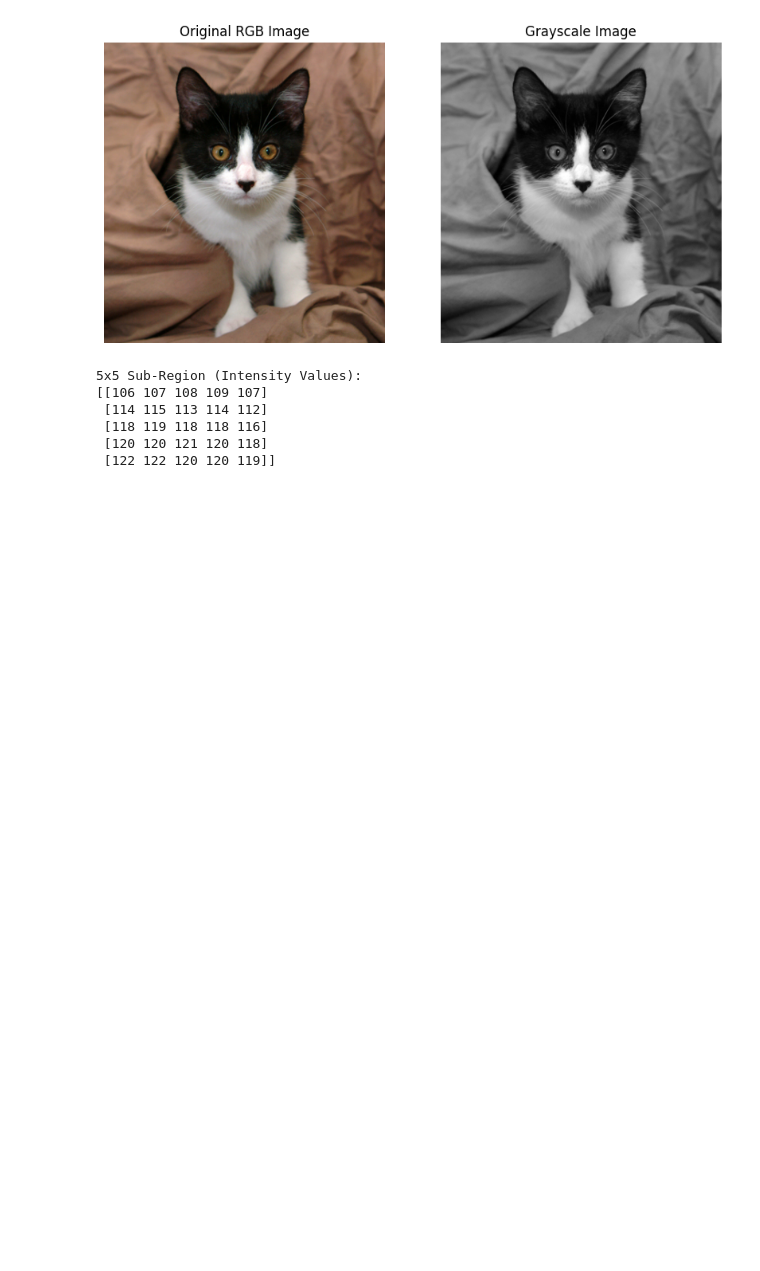
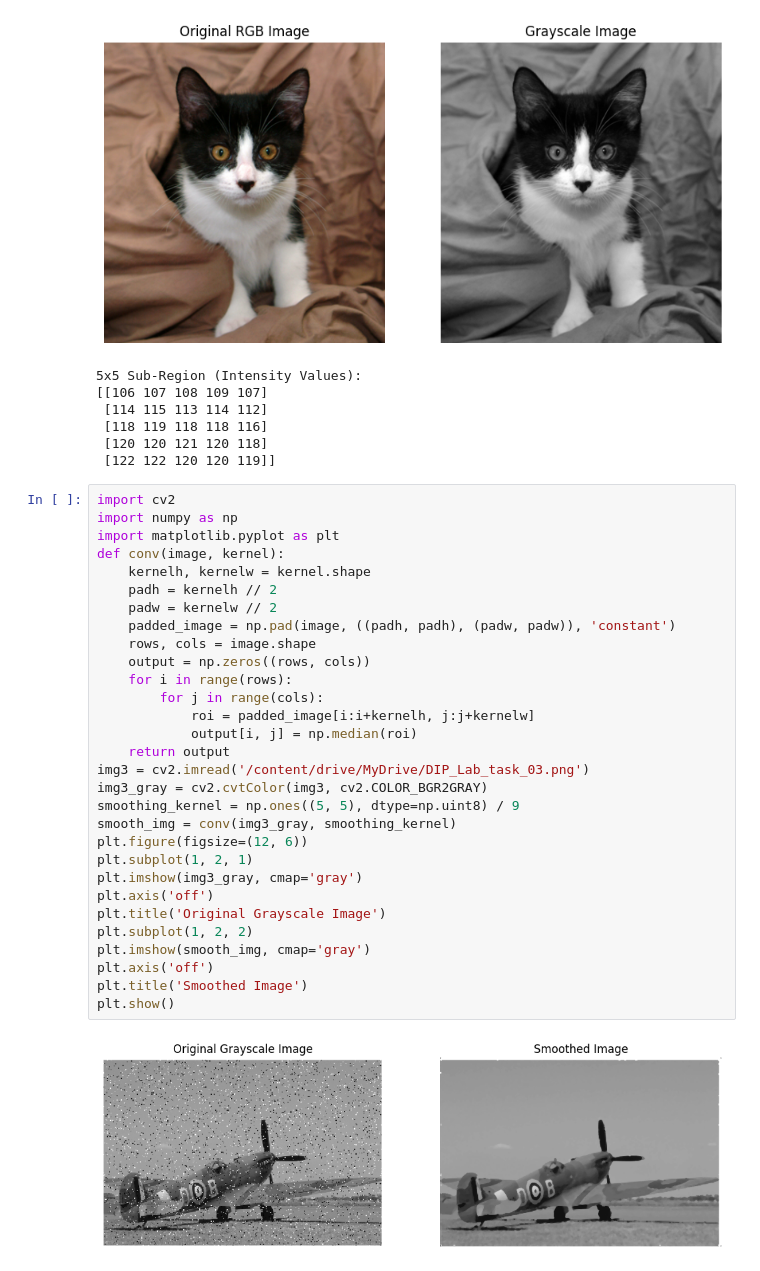
Before and after one commit to Saptak3315/Dip_Lab_Task_2019331515, a Jupyter notebook: Copy_of_DIP_lab_exam_sec[19_20].ipynb, the cells around one changed output. Cells and saved outputs as stored; diff of their text form; blank space fills up the shorter version.

Commit message:
Task 3 completed

```diff
--- a/Copy_of_DIP_lab_exam_sec[19_20].ipynb
+++ b/Copy_of_DIP_lab_exam_sec[19_20].ipynb
@@ -104,3 +104,35 @@ print(sub_region)
  [118 119 118 118 116]
  [120 120 121 120 118]
  [122 122 120 120 119]]
+# %%
+import cv2
+import numpy as np
+import matplotlib.pyplot as plt
+def conv(image, kernel):
+    kernelh, kernelw = kernel.shape
+    padh = kernelh // 2
+    padw = kernelw // 2
+    padded_image = np.pad(image, ((padh, padh), (padw, padw)), 'constant')
+    rows, cols = image.shape
+    output = np.zeros((rows, cols))
+    for i in range(rows):
+        for j in range(cols):
+            roi = padded_image[i:i+kernelh, j:j+kernelw]
+            output[i, j] = np.median(roi)
+    return output
+img3 = cv2.imread('/content/drive/MyDrive/DIP_Lab_task_03.png')
+img3_gray = cv2.cvtColor(img3, cv2.COLOR_BGR2GRAY)
+smoothing_kernel = np.ones((5, 5), dtype=np.uint8) / 9
+smooth_img = conv(img3_gray, smoothing_kernel)
+plt.figure(figsize=(12, 6))
+plt.subplot(1, 2, 1)
+plt.imshow(img3_gray, cmap='gray')
+plt.axis('off')
+plt.title('Original Grayscale Image')
+plt.subplot(1, 2, 2)
+plt.imshow(smooth_img, cmap='gray')
+plt.axis('off')
+plt.title('Smoothed Image')
+plt.show()
+# %% [output]
+[figure, added]
```
